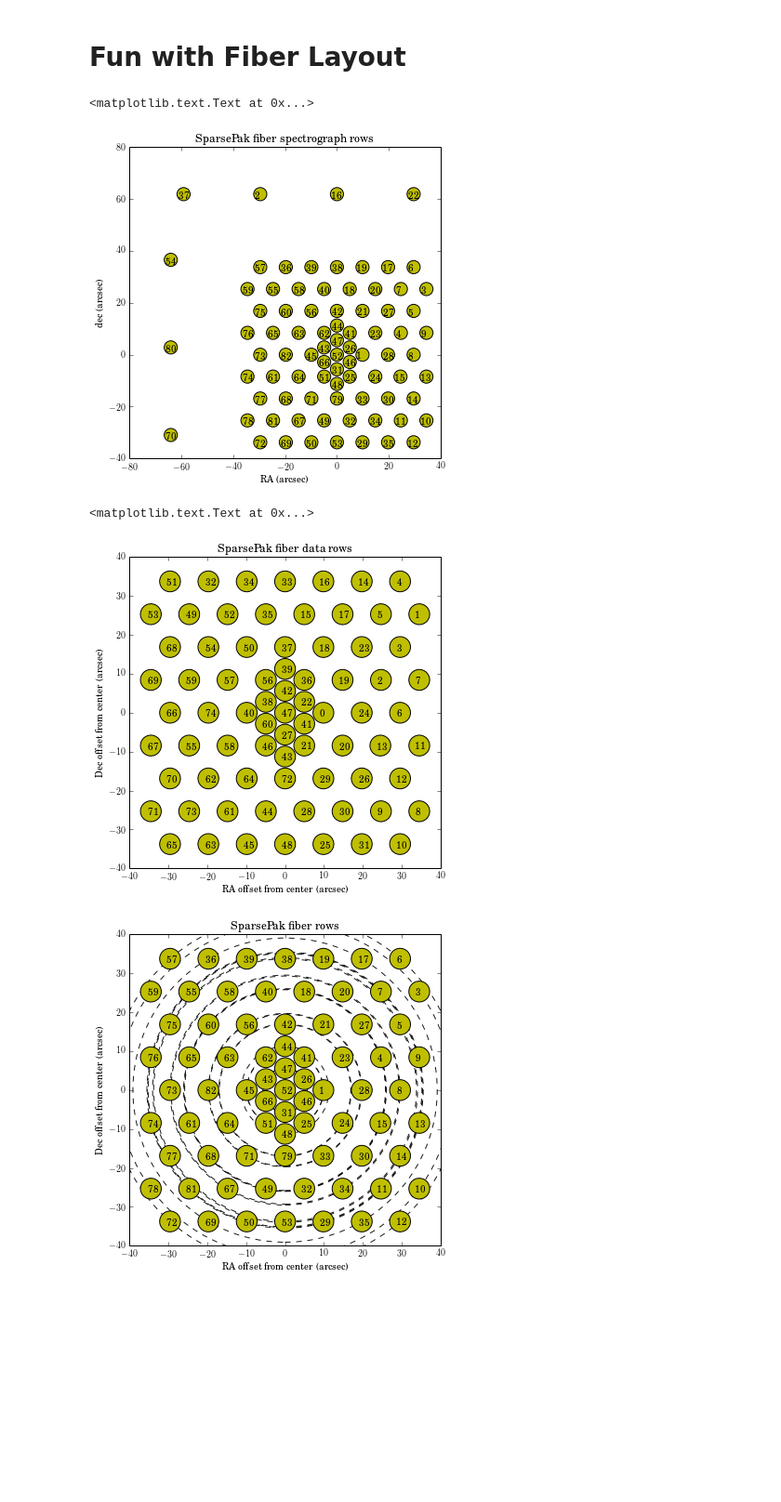
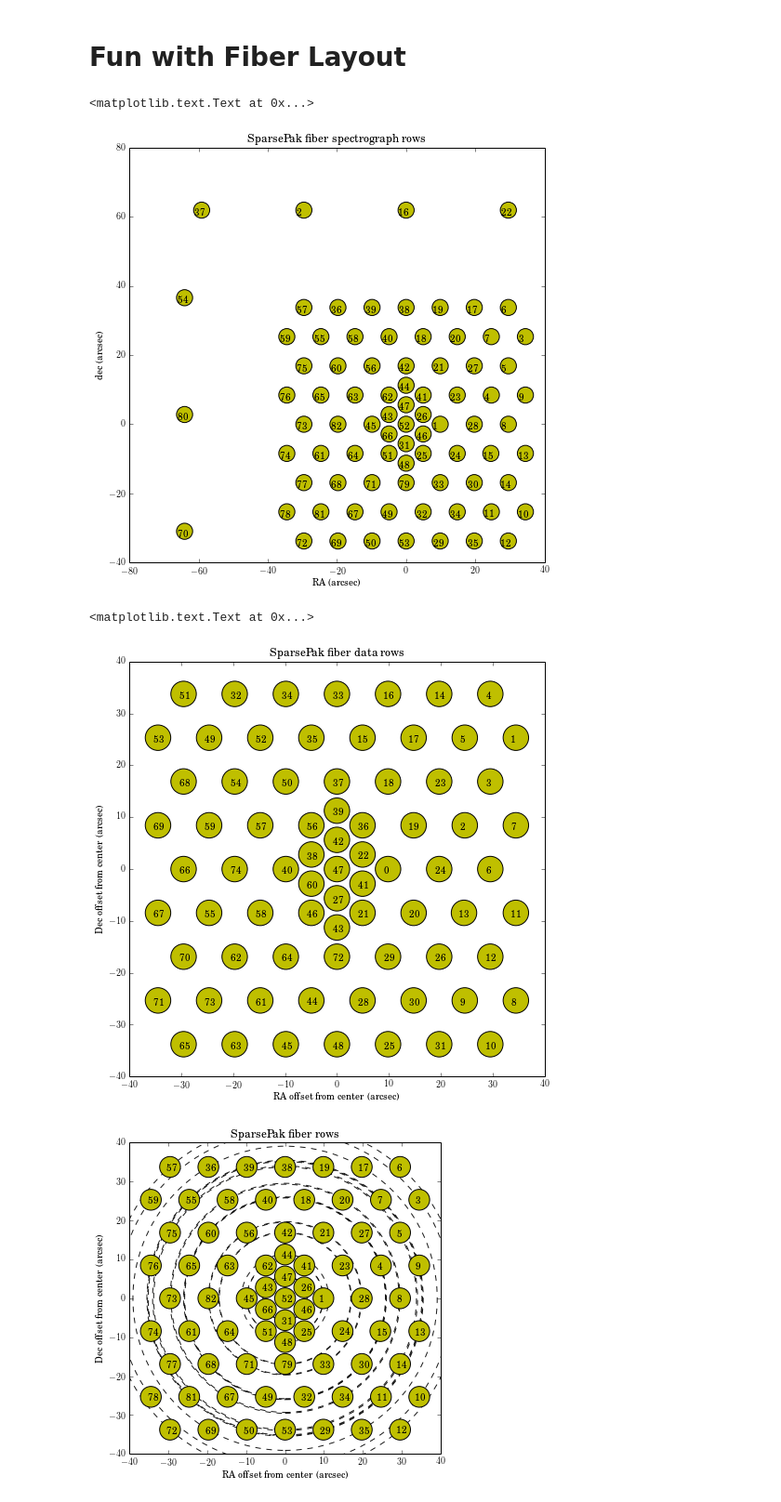
Before and after one commit to zpace/SparsePak-SFH, a Jupyter notebook: spectra_NGC2558.ipynb, the cells around one changed output. Shown at 93% size. Drawn from its saved outputs; the diff is of its cells as text; code cells hidden in the pictures; blank space fills up the shorter version.

```diff
--- a/spectra_NGC2558.ipynb
+++ b/spectra_NGC2558.ipynb
@@ -123,9 +123,9 @@ def circles(x, y, s, c='b', ax=None, vmin=None, vmax=None, **kwargs):
 #test fiber map
 fibersize=4.687
 
-fig = plt.figure(figsize=(6,6))
+fig = plt.figure(figsize=(8,8))
 for row in fibers:
-    plt.scatter(row['ra'], row['dec'], s=200, c='y')
+    plt.scatter(row['ra'], row['dec'], s=300, c='y')
     plt.text(row['ra']-2, row['dec']-1.5, s=row['fiber'], color='k')
 
 plt.xlabel(r'RA (arcsec)')
@@ -133,20 +133,20 @@ plt.ylabel(r'dec (arcsec)')
 plt.title('SparsePak fiber spectrograph rows')
 # %% [output]
 <matplotlib.text.Text at 0x...>
-[figure, old version]
+[figure, new version]
 # %%
-fig = plt.figure(figsize=(6,6), dpi=200)
+fig = plt.figure(figsize=(8,8), dpi=200)
 for row in fibers:
     if row['sky']!=1:
-        plt.scatter(row['ra'], row['dec'], s=500, c='y')
+        plt.scatter(row['ra'], row['dec'], s=750, c='y')
         plt.text(row['ra']-.85, row['dec']-.85, s=row['row'], color='k')
 
 plt.xlabel(r'RA offset from center (arcsec)')
 plt.ylabel(r'Dec offset from center (arcsec)')
 plt.title('SparsePak fiber data rows')
 # %% [output]
 <matplotlib.text.Text at 0x...>
-[figure, old version]
+[figure, new version]
 # %%
 #now put the fibers into radius bins
 fibers = table.Table.read('../../fibers.txt', format='ascii')
```
Also changed, not shown: parts of 8 cells of this notebook.
